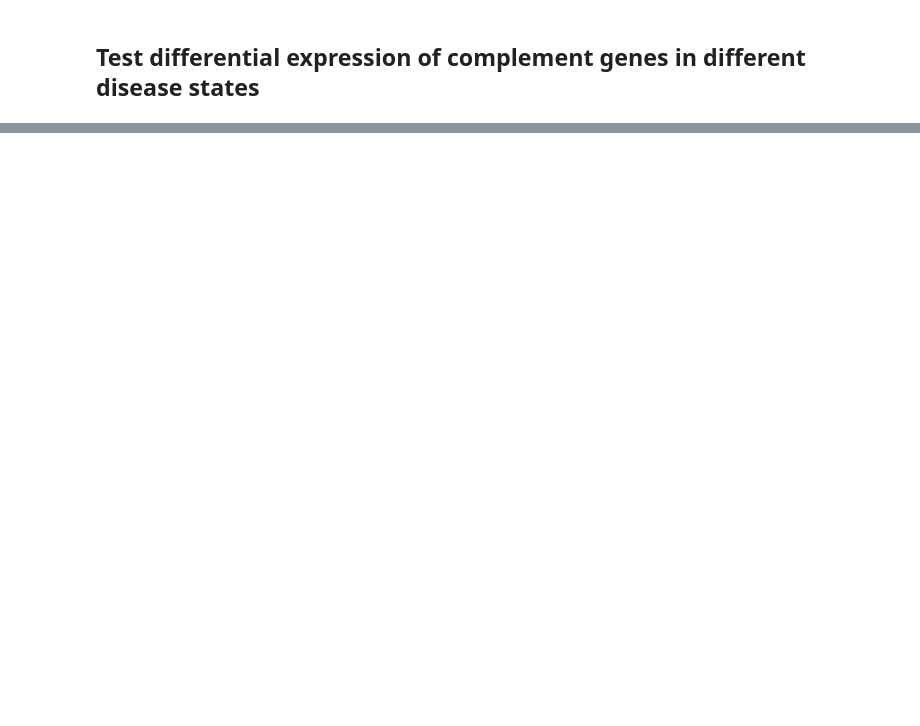
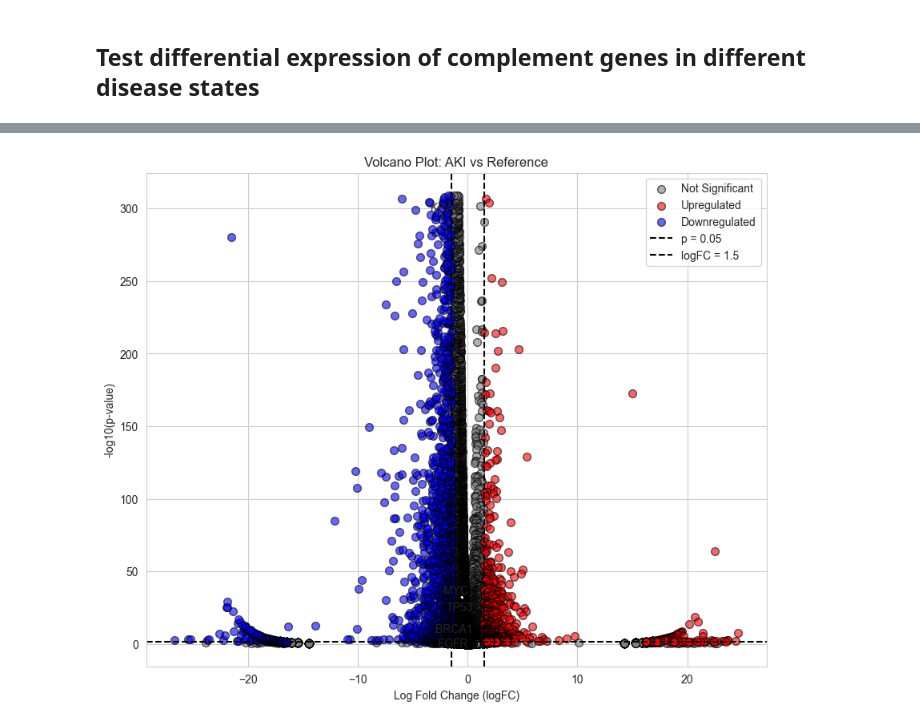
Before and after one commit to aumchampaneri/Biochemistry-BS, a Jupyter notebook: Complement in Disease/Plotting Test Suite.ipynb, the cells around one changed output, grey strips where cells are left out. Drawn from its saved outputs; the diff is of its cells as text; code cells hidden in the pictures; blank space fills up the shorter version.

```diff
--- a/Complement in Disease/Plotting Test Suite.ipynb
+++ b/Complement in Disease/Plotting Test Suite.ipynb
@@ -62,0 +451,4 @@ adata.obs
+# %%
+# Example usage with the gene dictionary
+volcano_plot(adata, gene_dict, disease='AKI', group1='Reference', group2='AKI', logfc_thresh=1.5, pval_thresh=0.05, top_n=5)
+# %% [output]
@@ -62,0 +456 @@ adata.obs
+[figure, added]
```
Also changed, not shown: parts of 10 cells of this notebook, 3 other files.
